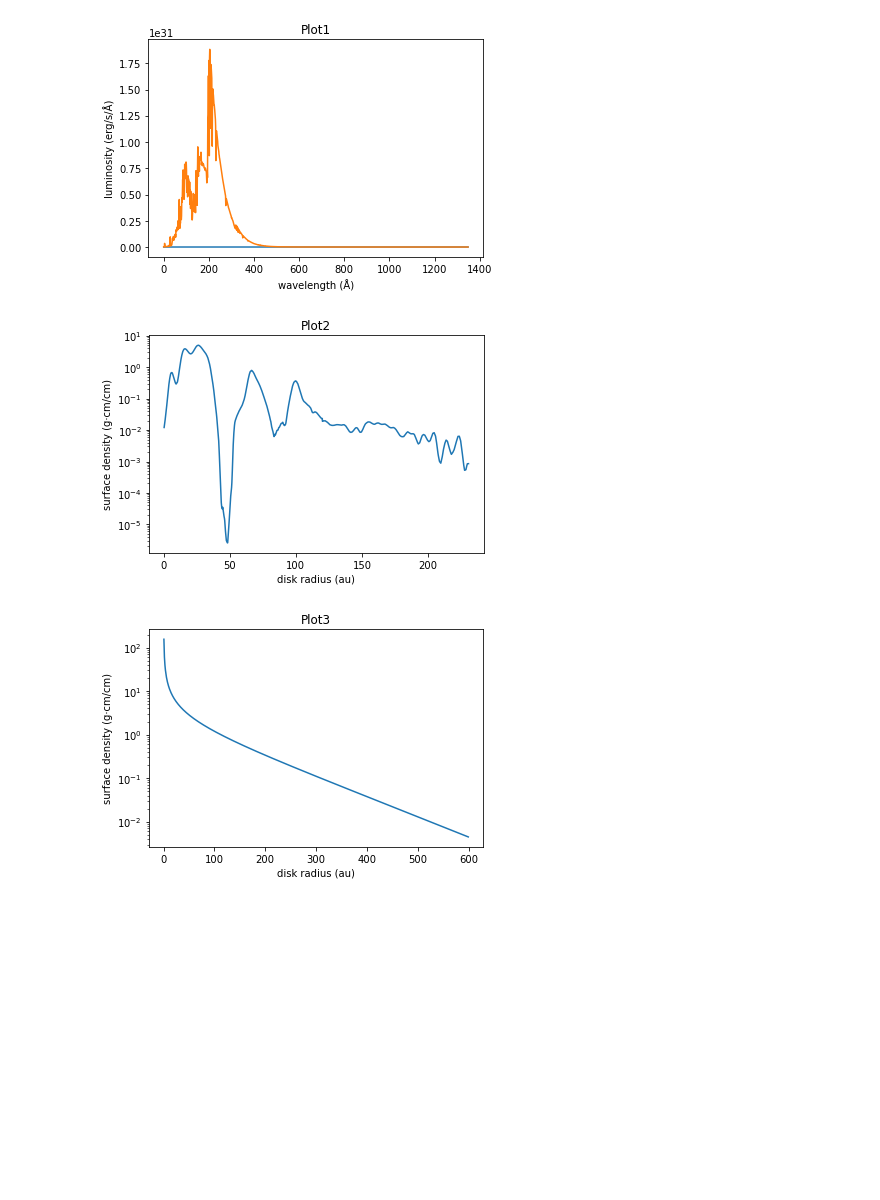
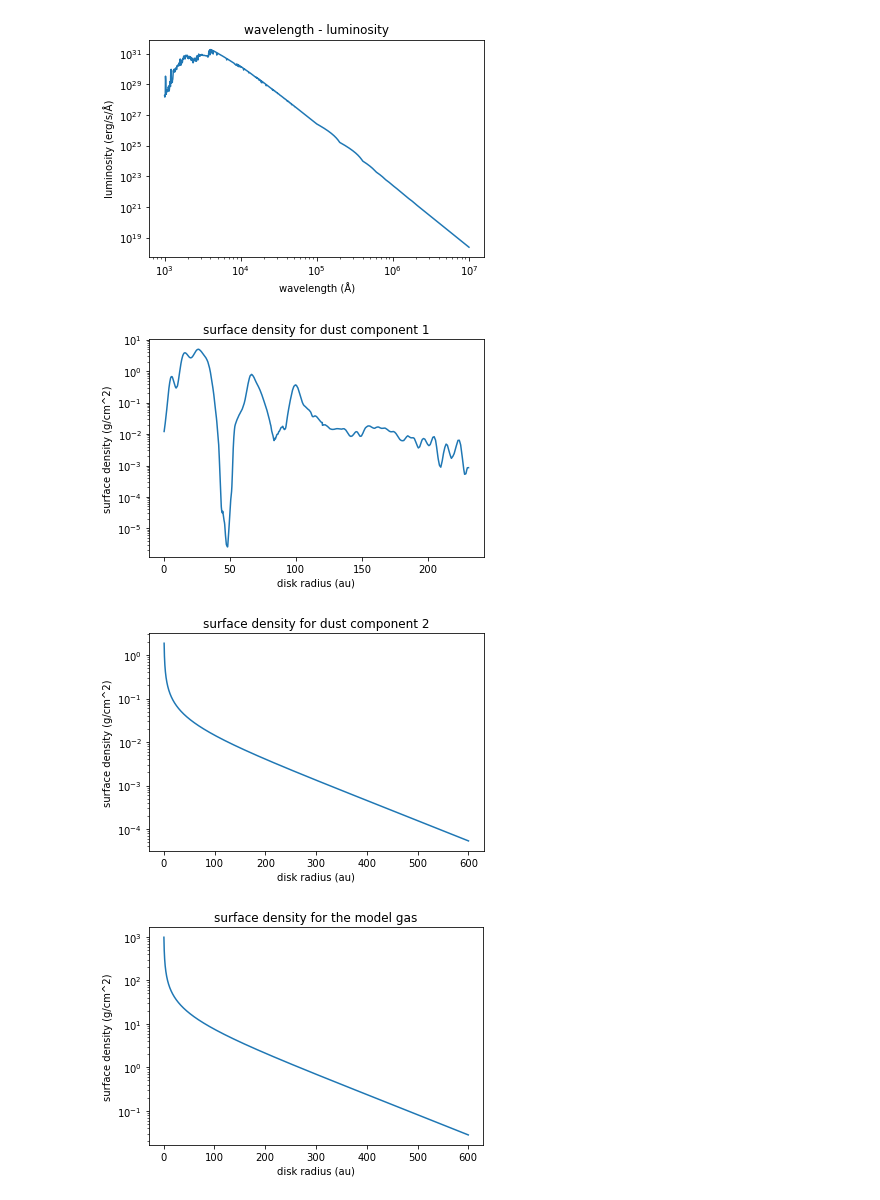
Before and after one commit to feilongm/Notebooks, a Jupyter notebook: notebooks/Plots.ipynb, the cells around one changed output. Cells and saved outputs as stored; diff of their text form; code cells hidden in the pictures; blank space fills up the shorter version.

```diff
--- a/notebooks/Plots.ipynb
+++ b/notebooks/Plots.ipynb
@@ -1,37 +1,66 @@
 # %%
 import matplotlib.pyplot as plt
 import numpy as np
 import math
+from astropy import units as u
 
 filename1 = '/Users/mengfeilong/desktop/HD163296_spectra_modified_UV.txt'
 data1 = np.loadtxt(filename1)
-plt.plot(data1)
+a = data1[:,0]
+b = data1[:,1]
+plt.loglog(a, b)
 plt.xlabel(r'wavelength (Å)')
 plt.ylabel(r'luminosity (erg/s/Å)')
-plt.title(r'Plot1')
+plt.title(r'wavelength - luminosity')
 plt.show()
 
 filename2 = '/Users/mengfeilong/desktop/sigma_lgdust_HD163296.txt'
 data2 = np.loadtxt(filename2)
 r = data2[:,0]
 z = data2[:,1]
 plt.semilogy(r,z)
-plt.title(r'Plot2')
+plt.title(r'surface density for dust component 1')
 plt.xlabel(r'disk radius (au)')
-plt.ylabel(r'surface density (g⋅cm/cm)')
+plt.ylabel(r'surface density (g/cm^2)')
 plt.show()
 
-Md = 0.000266666666667
-gam = 0.8
-rc = 165.0
-sigma_c = ((2 - gam) * Md) / (2 * math.pi) * rc ** 2
-sigma_gr = sigma_c * ((x / rc) ** (-1 * gam)) * np.exp((-1 * (x / rc) ** (2 - gam)))
-plt.semilogy(x, sigma_gr)
-plt.title(r'Plot3')
+Md1 = 0.000266666666667 * u.solMass
+Md1 = Md1.to(u.g)
+gam1 = 0.8
+rc1 = 165.0 * u.au
+rc1 = rc1.to(u.cm)
+sigma_c1 = ((2 - gam1) * Md1) / ((2 * math.pi) * rc1 ** 2)
+x = np.linspace(0.45, 600, 10000) * u.au
+rc1 = rc1.to(u.au)
+sigma_gr1 = sigma_c1 * ((x / rc1) ** (-1 * gam1)) * np.exp((-1 * (x / rc1) ** (2 - gam1)))
+line2 = plt.semilogy(x, sigma_gr1)
+plt.title(r'surface density for dust component 2')
 plt.xlabel(r'disk radius (au)')
-plt.ylabel(r'surface density (g⋅cm/cm)')
+plt.ylabel(r'surface density (g/cm^2)')
 plt.show()
+
+Md2 = 0.14 * u.solMass
+Md2 = Md2.to(u.g)
+gam2 = 0.8
+rc2 = 165.0 * u.au
+rc2 = rc2.to(u.cm)
+sigma_c2 = ((2 - gam2) * Md2) / ((2 * math.pi) * rc2 ** 2)
+x = np.linspace(0.45, 600, 10000) * u.au
+rc2 = rc2.to(u.au)
+sigma_gr2 = sigma_c2 * ((x / rc2) ** (-1 * gam2)) * np.exp((-1 * (x / rc2) ** (2 - gam2)))
+line3 = plt.semilogy(x, sigma_gr2)
+plt.title(r'surface density for the model gas')
+plt.xlabel(r'disk radius (au)')
+plt.ylabel(r'surface density (g/cm^2)')
+plt.show()
+
+fig, ax = plt.subplots()
+ax.semilogy(r, z, label = 'dust component 1')
+ax.semilogy(x, sigma_gr1, label = 'dust component 2')
+ax.semilogy(x, sigma_gr2, label = 'the model gas')
+leg = ax.legend(loc = 'best')
 # %% [output]
-[figure, old version]
+[figure, new version]
-[figure, old version]
+[figure, new version]
-[figure, old version]
+[figure, new version]
+[figure, added]
```
Also changed, not shown: parts of 3 cells of this notebook.
